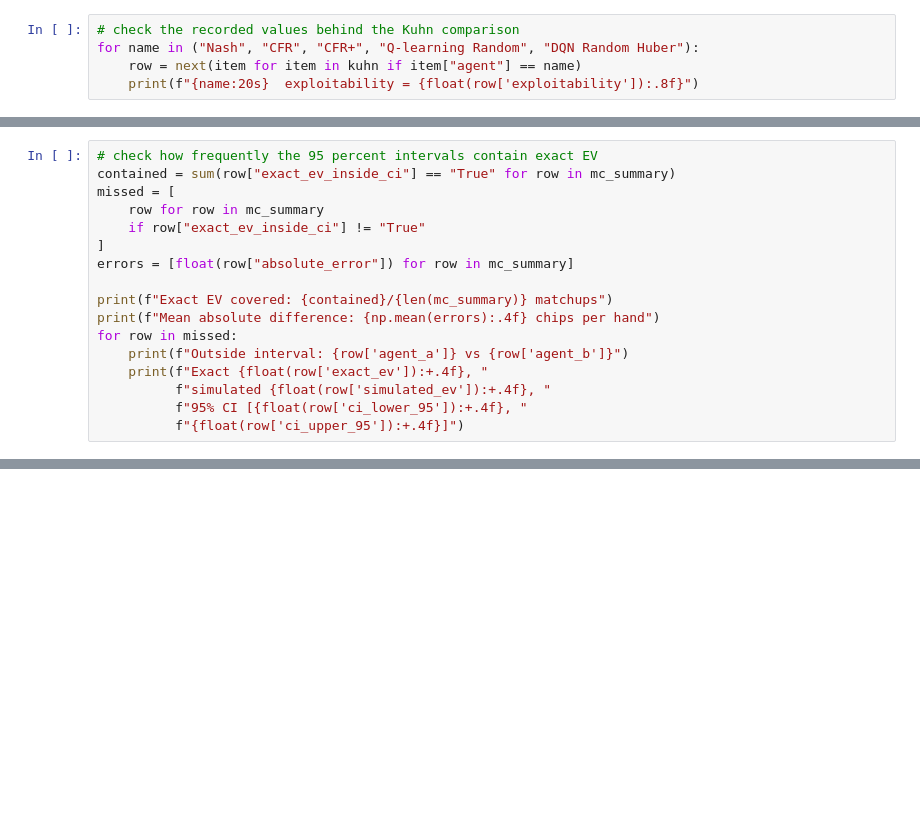
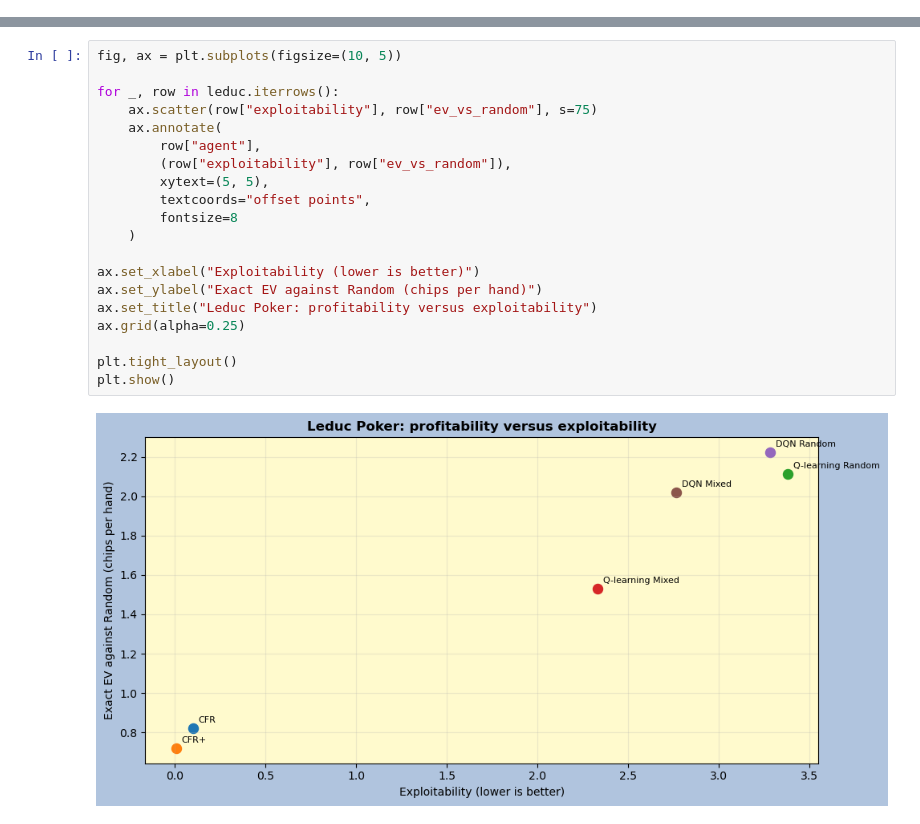
Before and after one commit to KM016/PokerAI, a Jupyter notebook: notebooks/analysis.ipynb, the cells around one changed output, grey strips where cells are left out. Drawn from its saved outputs; the diff is of its cells as text; blank space fills up the shorter version.

```diff
--- a/notebooks/analysis.ipynb
+++ b/notebooks/analysis.ipynb
@@ -95,5 +0,0 @@ These are the values in \`kuhn_final_benchmark.csv\`, which evaluates the saved
-# %%
-# check the recorded values behind the Kuhn comparison
-for name in ("Nash", "CFR", "CFR+", "Q-learning Random", "DQN Random Huber"):
-    row = next(item for item in kuhn if item["agent"] == name)
-    print(f"{name:20s}  exploitability = {float(row['exploitability']):.8f}")
@@ -235,17 +0,0 @@ This interval describes uncertainty in the *mean across sessions*, not the range
-# %%
-# check how frequently the 95 percent intervals contain exact EV
-contained = sum(row["exact_ev_inside_ci"] == "True" for row in mc_summary)
-missed = [
-    row for row in mc_summary
-    if row["exact_ev_inside_ci"] != "True"
-]
-errors = [float(row["absolute_error"]) for row in mc_summary]
-
-print(f"Exact EV covered: {contained}/{len(mc_summary)} matchups")
-print(f"Mean absolute difference: {np.mean(errors):.4f} chips per hand")
-for row in missed:
-    print(f"Outside interval: {row['agent_a']} vs {row['agent_b']}")
-    print(f"Exact {float(row['exact_ev']):+.4f}, "
-          f"simulated {float(row['simulated_ev']):+.4f}, "
-          f"95% CI [{float(row['ci_lower_95']):+.4f}, "
-          f"{float(row['ci_upper_95']):+.4f}]")
@@ -276,0 +190,22 @@ For this project, I find the most valuable result is not that one algorithm alwa
+# %%
+fig, ax = plt.subplots(figsize=(10, 5))
+
+for _, row in leduc.iterrows():
+    ax.scatter(row["exploitability"], row["ev_vs_random"], s=75)
+    ax.annotate(
+        row["agent"],
+        (row["exploitability"], row["ev_vs_random"]),
+        xytext=(5, 5),
+        textcoords="offset points",
+        fontsize=8
+    )
+
+ax.set_xlabel("Exploitability (lower is better)")
+ax.set_ylabel("Exact EV against Random (chips per hand)")
+ax.set_title("Leduc Poker: profitability versus exploitability")
+ax.grid(alpha=0.25)
+
+plt.tight_layout()
+plt.show()
+# %% [output]
+[figure, added]
```
Also changed, not shown: parts of 44 cells of this notebook, 1 other file.
